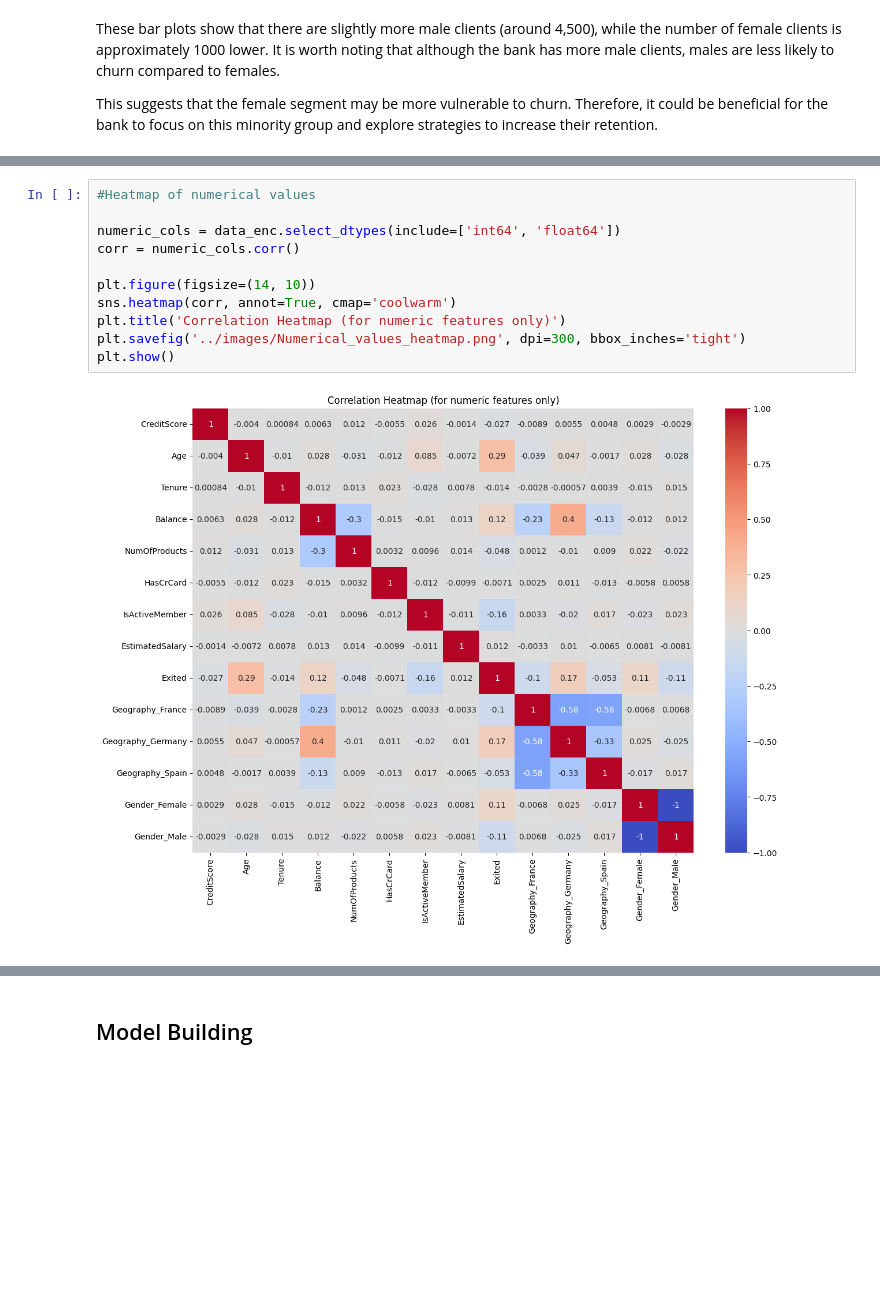
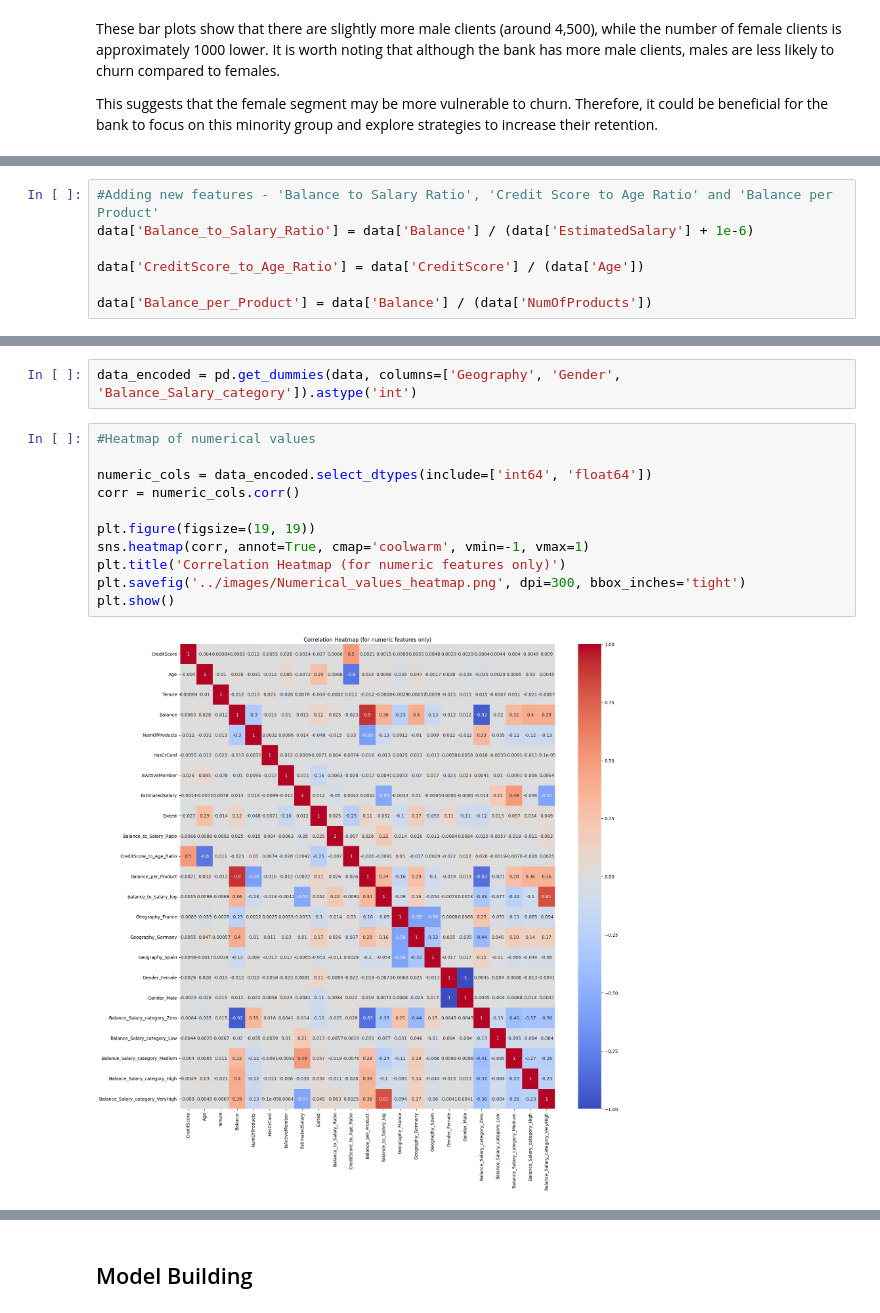
Before and after one commit to Przemsonn05/Bank-Churn-Prediction, a Jupyter notebook: notebooks/Bank churn predictions.ipynb, the cells around one changed output, grey strips where cells are left out. Cells and saved outputs as stored; diff of their text form; blank space fills up the shorter version.

```diff
--- a/notebooks/Bank churn predictions.ipynb
+++ b/notebooks/Bank churn predictions.ipynb
@@ -345,0 +346,7 @@ This suggests that the female segment may be more vulnerable to churn. Therefore
+# %%
+#Adding new features - 'Balance to Salary Ratio', 'Credit Score to Age Ratio' and 'Balance per Product'
+data['Balance_to_Salary_Ratio'] = data['Balance'] / (data['EstimatedSalary'] + 1e-6)
+
+data['CreditScore_to_Age_Ratio'] = data['CreditScore'] / (data['Age'])
+
+data['Balance_per_Product'] = data['Balance'] / (data['NumOfProducts'])
@@ -346,14 +478,16 @@ This suggests that the female segment may be more vulnerable to churn. Therefore
+# %%
+data_encoded = pd.get_dummies(data, columns=['Geography', 'Gender', 'Balance_Salary_category']).astype('int')
 # %%
 #Heatmap of numerical values
 
-numeric_cols = data_enc.select_dtypes(include=['int64', 'float64'])
+numeric_cols = data_encoded.select_dtypes(include=['int64', 'float64'])
 corr = numeric_cols.corr()
 
-plt.figure(figsize=(14, 10))
-sns.heatmap(corr, annot=True, cmap='coolwarm')
+plt.figure(figsize=(19, 19))
+sns.heatmap(corr, annot=True, cmap='coolwarm', vmin=-1, vmax=1)
 plt.title('Correlation Heatmap (for numeric features only)')
 plt.savefig('../images/Numerical_values_heatmap.png', dpi=300, bbox_inches='tight')
 plt.show()
 # %% [output]
-[figure, old version]
+[figure, new version]
 # %% [markdown]
```
Also changed, not shown: parts of 50 cells of this notebook, 8 other files.
